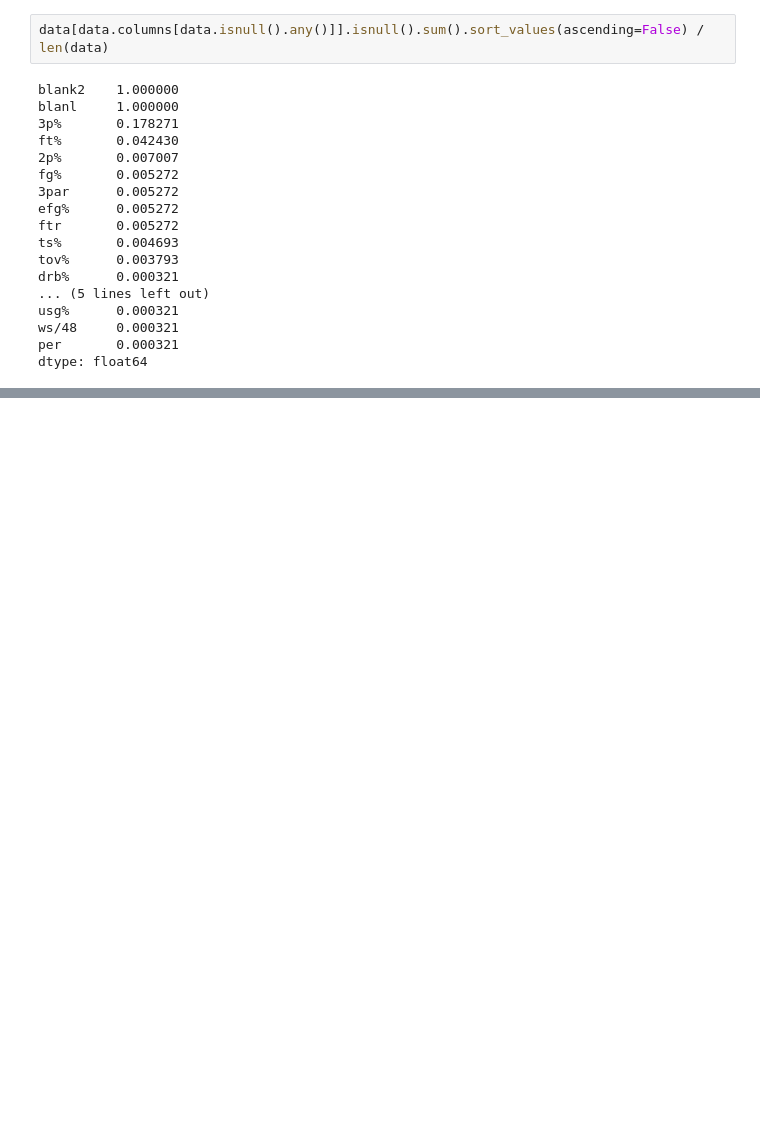
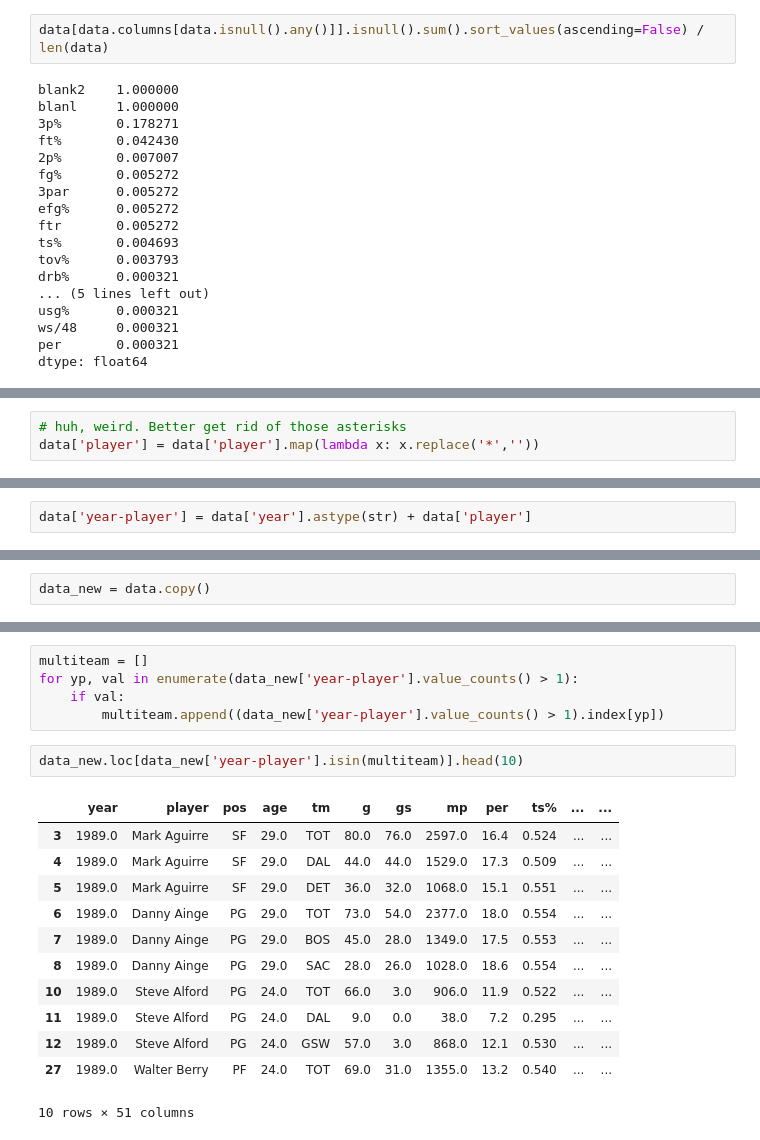
Before and after one commit to jquella/DSI_capstone, a Jupyter notebook: eda_v1.ipynb, the cells around one changed output, grey strips where cells are left out. Drawn from its saved outputs; the diff is of its cells as text; blank space fills up the shorter version.

```diff
--- a/eda_v1.ipynb
+++ b/eda_v1.ipynb
@@ -243,0 +365,3 @@ data[data['year'] == 2017].hist(column='g');
+# %%
+# huh, weird. Better get rid of those asterisks
+data['player'] = data['player'].map(lambda x: x.replace('*',''))
@@ -243,0 +382,2 @@ data[data['year'] == 2017].hist(column='g');
+# %%
+data['year-player'] = data['year'].astype(str) + data['player']
@@ -243,0 +389,2 @@ data[data['year'] == 2017].hist(column='g');
+# %%
+data_new = data.copy()
@@ -243,0 +441,20 @@ data[data['year'] == 2017].hist(column='g');
+# %%
+multiteam = []
+for yp, val in enumerate(data_new['year-player'].value_counts() > 1):
+    if val:
+        multiteam.append((data_new['year-player'].value_counts() > 1).index[yp])
+# %%
+data_new.loc[data_new['year-player'].isin(multiteam)].head(10)
+# %% [output]
+|  | year | player | pos | age | tm | g | gs | mp | per | ts% | ... | ... |
+| 3 | 1989.0 | Mark Aguirre | SF | 29.0 | TOT | 80.0 | 76.0 | 2597.0 | 16.4 | 0.524 | ... | ... |
+| 4 | 1989.0 | Mark Aguirre | SF | 29.0 | DAL | 44.0 | 44.0 | 1529.0 | 17.3 | 0.509 | ... | ... |
+| 5 | 1989.0 | Mark Aguirre | SF | 29.0 | DET | 36.0 | 32.0 | 1068.0 | 15.1 | 0.551 | ... | ... |
+| 6 | 1989.0 | Danny Ainge | PG | 29.0 | TOT | 73.0 | 54.0 | 2377.0 | 18.0 | 0.554 | ... | ... |
+| 7 | 1989.0 | Danny Ainge | PG | 29.0 | BOS | 45.0 | 28.0 | 1349.0 | 17.5 | 0.553 | ... | ... |
+| 8 | 1989.0 | Danny Ainge | PG | 29.0 | SAC | 28.0 | 26.0 | 1028.0 | 18.6 | 0.554 | ... | ... |
+| 10 | 1989.0 | Steve Alford | PG | 24.0 | TOT | 66.0 | 3.0 | 906.0 | 11.9 | 0.522 | ... | ... |
+| 11 | 1989.0 | Steve Alford | PG | 24.0 | DAL | 9.0 | 0.0 | 38.0 | 7.2 | 0.295 | ... | ... |
+| 12 | 1989.0 | Steve Alford | PG | 24.0 | GSW | 57.0 | 3.0 | 868.0 | 12.1 | 0.530 | ... | ... |
+| 27 | 1989.0 | Walter Berry | PF | 24.0 | TOT | 69.0 | 31.0 | 1355.0 | 13.2 | 0.540 | ... | ... |
+10 rows × 51 columns
```
Also changed, not shown: parts of 77 cells of this notebook, 4 other files.
